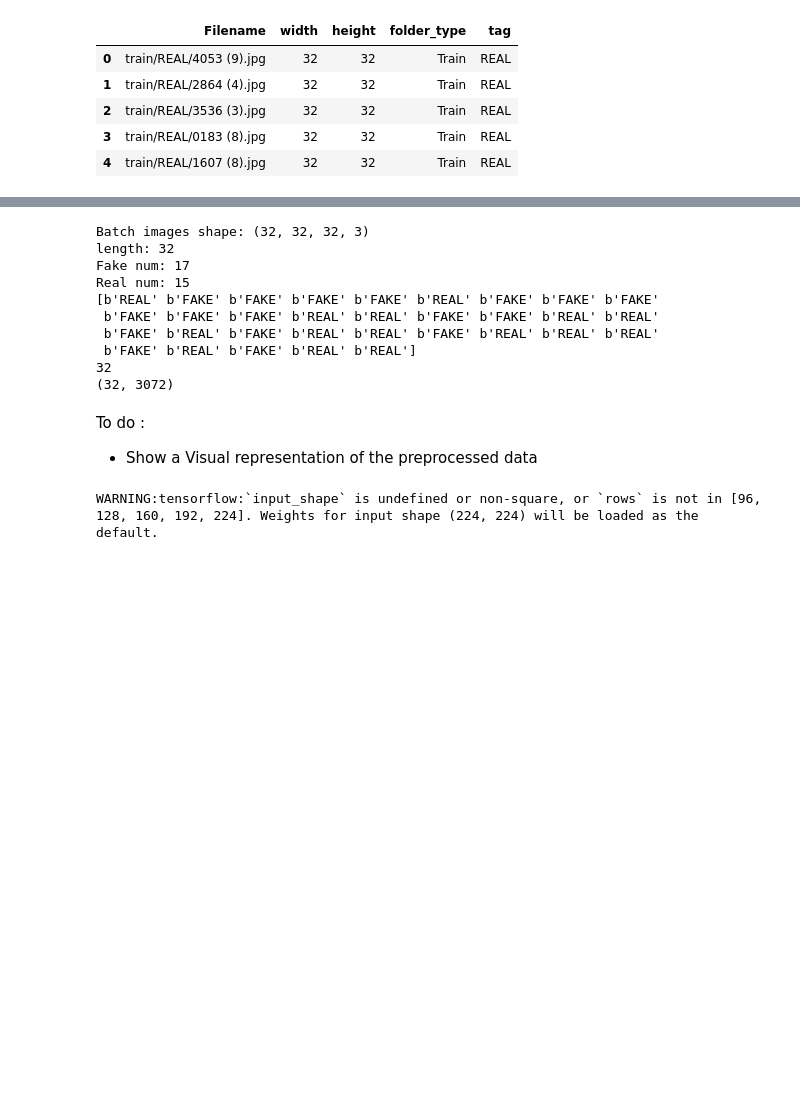
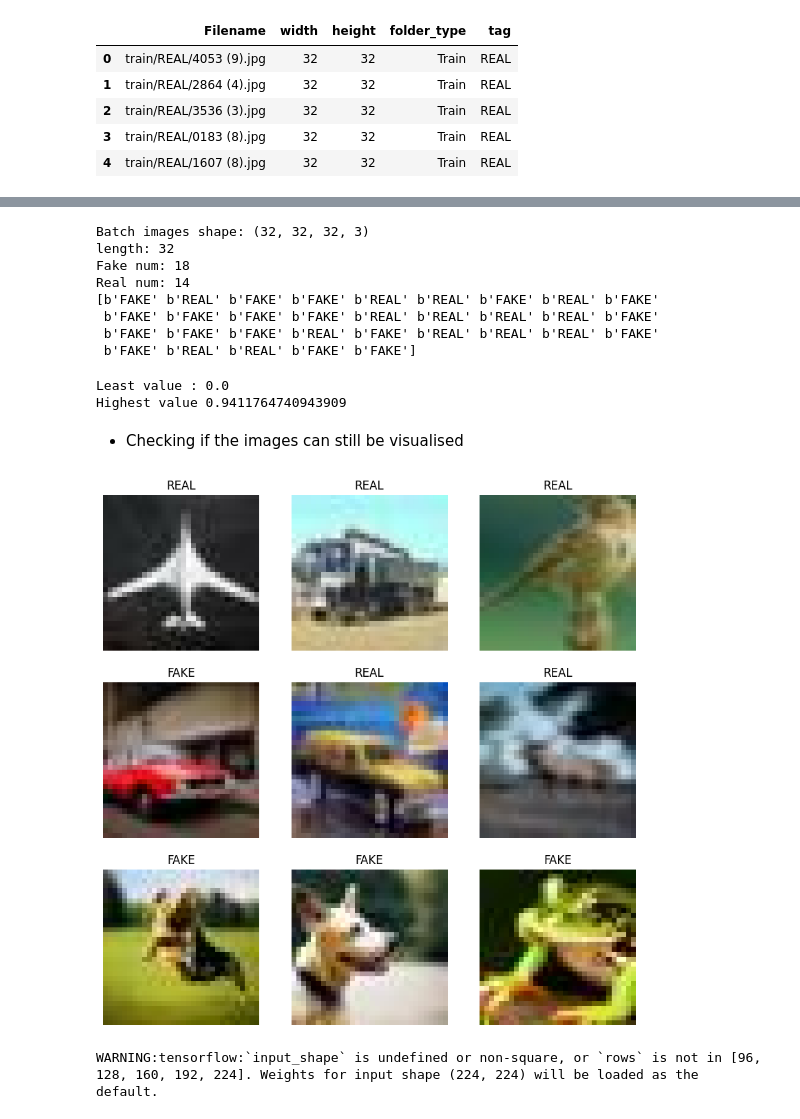
Before and after one commit to LowUp/AI_project, a Jupyter notebook: ai_generated_img_detection.ipynb, the cells around one changed output, grey strips where cells are left out. Cells and saved outputs as stored; diff of their text form; code cells hidden in the pictures; blank space fills up the shorter version.

```diff
--- a/ai_generated_img_detection.ipynb
+++ b/ai_generated_img_detection.ipynb
@@ -361,11 +365,15 @@ To enable the following instructions: AVX2 FMA, in other operations, rebuild Ten
 # %%
 # Function preprocess image
-def preprocess_image(image_path, target_size=(32, 32)):
+def preprocess_image(image_path, target_size):
     image = tf.io.read_file(image_path)
     image = tf.image.decode_jpeg(image, channels=3)
     image = tf.image.resize(image, target_size)
     image = tf.cast(image, tf.float32) / 255.0  # Normalize pixel values to [0, 1]
     return image
+# %%
+img_height = 32
+img_width = 32
+BATCH_SIZE = 32
 # %%
 image_paths = df["Filename"].copy().astype(str).tolist()
 labels = df["tag"].copy().astype(str).tolist()
@@ -374,15 +382,14 @@ labels = df["tag"].copy().astype(str).tolist()
 X_train, X_test, Y_train, Y_test = train_test_split(image_paths, labels, test_size=0.2, random_state=42)
 
 # Create TensorFlow datasets
-train_dataset = tf.data.Dataset.from_tensor_slices((X_train, Y_train))
-test_dataset = tf.data.Dataset.from_tensor_slices((X_test, Y_test))
+train_ds = tf.data.Dataset.from_tensor_slices((X_train, Y_train))
+test_ds = tf.data.Dataset.from_tensor_slices((X_test, Y_test))
 
 # Map preprocessing function to the datasets
-train_dataset = train_dataset.map(lambda x, y: (preprocess_image(x), y))
-test_dataset = test_dataset.map(lambda x, y: (preprocess_image(x), y))
+train_dataset = train_ds.cache().map(lambda x, y: (preprocess_image(x, target_size=(img_height, img_width)), y))
+test_dataset = test_ds.cache().map(lambda x, y: (preprocess_image(x, target_size=(img_height, img_width)), y))
 
-# Optionally, shuffle and batch the datasets
-BATCH_SIZE = 32
+# shuffle and batch the datasets
 train_dataset = train_dataset.shuffle(buffer_size=len(X_train)).batch(BATCH_SIZE)
 test_dataset = test_dataset.batch(BATCH_SIZE)
 # %% [output]
@@ -405,24 +412,46 @@ for batch_images, batch_labels in train_dataset.take(1):
     print("Fake num:", np.count_nonzero(numpy_array == b'FAKE'))
     print("Real num:", np.count_nonzero(numpy_array == b'REAL'))
     print(numpy_array)
-    features = batch_images
-    print(features.shape[0])
-    features = np.reshape(features, (features.shape[0], -1))
-    print(features.shape)
 # %% [output]
 Batch images shape: (32, 32, 32, 3)
 length: 32
-Fake num: 17
-Real num: 15
-[b'REAL' b'FAKE' b'FAKE' b'FAKE' b'FAKE' b'REAL' b'FAKE' b'FAKE' b'FAKE'
- b'FAKE' b'FAKE' b'FAKE' b'REAL' b'REAL' b'FAKE' b'FAKE' b'REAL' b'REAL'
- b'FAKE' b'REAL' b'FAKE' b'REAL' b'REAL' b'FAKE' b'REAL' b'REAL' b'REAL'
- b'FAKE' b'REAL' b'FAKE' b'REAL' b'REAL']
-32
-(32, 3072)
+Fake num: 18
+Real num: 14
+[b'FAKE' b'REAL' b'FAKE' b'FAKE' b'REAL' b'REAL' b'FAKE' b'REAL' b'FAKE'
+ b'FAKE' b'FAKE' b'FAKE' b'FAKE' b'REAL' b'REAL' b'REAL' b'REAL' b'FAKE'
+ b'FAKE' b'FAKE' b'FAKE' b'REAL' b'FAKE' b'REAL' b'REAL' b'REAL' b'FAKE'
+ b'FAKE' b'REAL' b'REAL' b'FAKE' b'FAKE']
-# %% [markdown]
-To do :
-- Show a Visual representation of the preprocessed data
+# %%
+# Checking that if pixels have been normalized as intended
+for batch_images, batch_labels in train_dataset.take(1):
+    print(f"Least value : {np.min(batch_images[0])}\nHighest value {np.max(batch_images[0])}")
+# %% [output]
+Least value : 0.0
+Highest value 0.9411764740943909
+# %% [markdown]
+- Checking if the images can still be visualised
+# %%
+import re
+
+def get_label_name(value: str) -> str:
+    pattern = r"REAL|FAKE"
+    match = re.search(pattern, value)
+    if match:
+        return match.group()
+    else:
+        return None
+
+plt.figure(figsize=(10, 10))
+for images, labels in train_dataset.take(1):
+  for i in range(9):
+    ax = plt.subplot(3, 3, i + 1)
+    plt.imshow(np.reshape(images[i], (32,32,3)))
+    plt.title(
+      get_label_name(str(labels[i]))
+    )
+    plt.axis("off")
+# %% [output]
+[figure, added]
 # %%
 # # Map preprocessing function to the datasets
 # train_dataset = train_dataset.map(lambda x, y: (preprocess_image(x), y))
```
Also changed, not shown: parts of 25 cells of this notebook.
